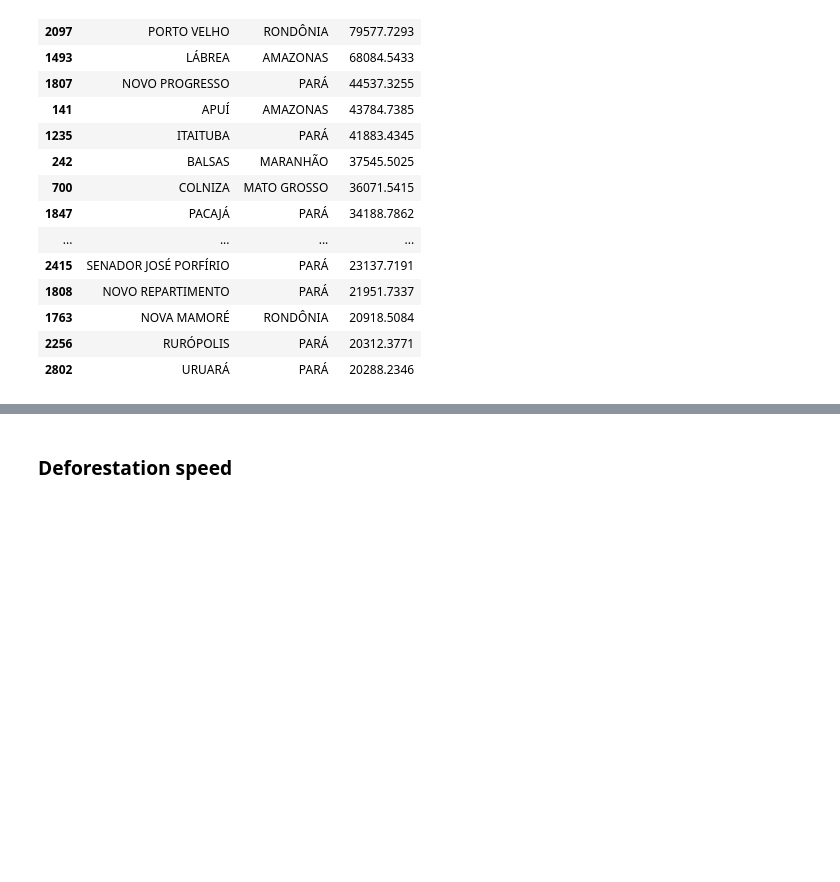
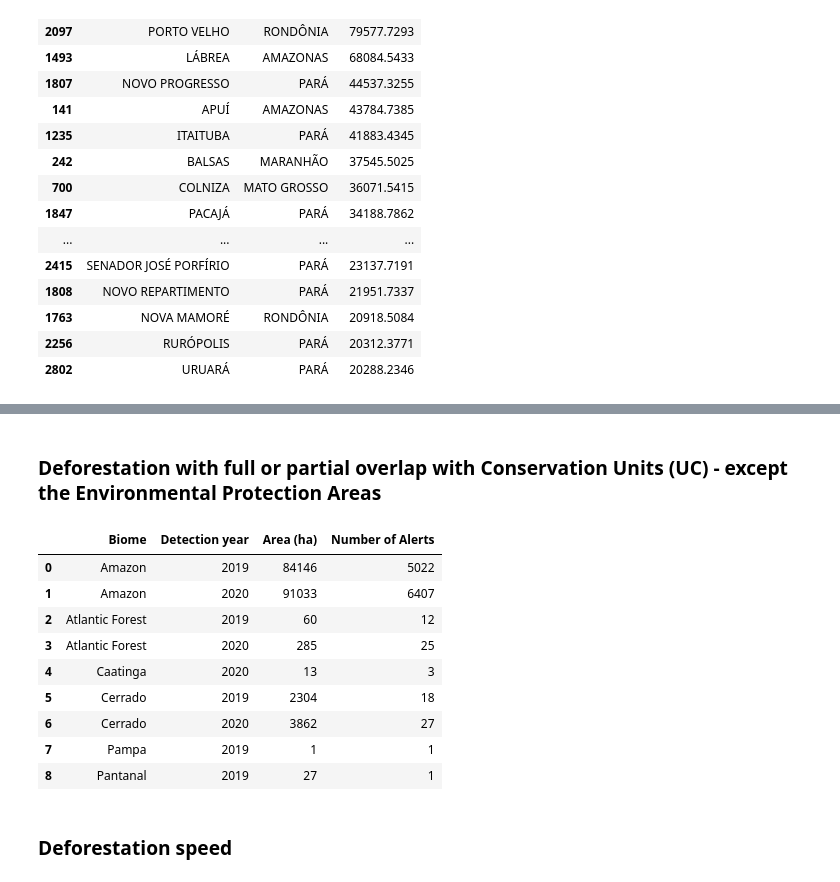
Before and after one commit to leandroleal/mapbiomas-alerta-analysis, a Jupyter notebook: validated_alerts.ipynb, the cells around one changed output, grey strips where cells are left out. Drawn from its saved outputs; the diff is of its cells as text; code cells hidden in the pictures; blank space fills up the shorter version.

```diff
--- a/validated_alerts.ipynb
+++ b/validated_alerts.ipynb
@@ -161,3 +251,22 @@ df.sort_values('Area (ha)',ascending=False)[0:20]
+# %% [markdown]
+### Deforestation with full or partial overlap with Conservation Units (UC) - except the Environmental Protection Areas
+# %%
+mask = pd.to_numeric(validated[' UC_sem_APA '],  errors='coerce') > 0
+df = validated[mask].groupby(['Biome', 'Detection year'])['Area (ha)', 'Municipality', 'County'].agg({'Area (ha)': ['sum', 'count']}).reset_index()
+df = df.rename(columns = {'sum': 'Area (ha)', 'count': 'Number of Alerts'})
+df_pivot = pd.pivot_table(df, values='Area (ha)', index=['Biome', 'Detection year'], fill_value='0', aggfunc= 'max').astype(int).reset_index()
+df_pivot
+# %% [output]
+|  | Biome | Detection year | Area (ha) | Number of Alerts |
+| 0 | Amazon | 2019 | 84146 | 5022 |
+| 1 | Amazon | 2020 | 91033 | 6407 |
+| 2 | Atlantic Forest | 2019 | 60 | 12 |
+| 3 | Atlantic Forest | 2020 | 285 | 25 |
+| 4 | Caatinga | 2020 | 13 | 3 |
+| 5 | Cerrado | 2019 | 2304 | 18 |
+| 6 | Cerrado | 2020 | 3862 | 27 |
+| 7 | Pampa | 2019 | 1 | 1 |
+| 8 | Pantanal | 2019 | 27 | 1 |
 # %% [markdown]
 ### Deforestation speed
 # %%
```
Also changed, not shown: parts of 9 cells of this notebook.
